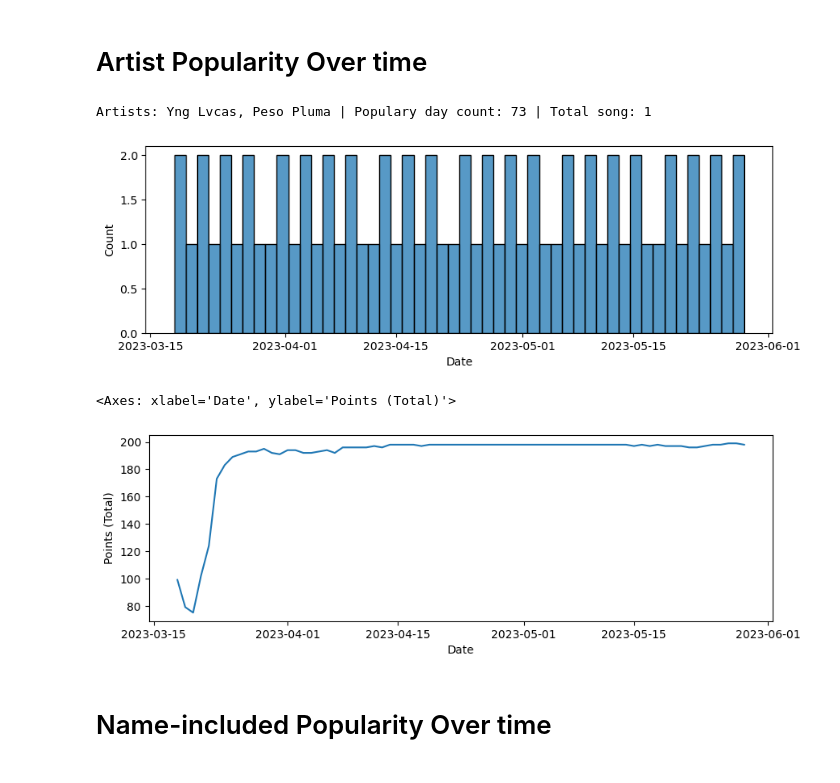
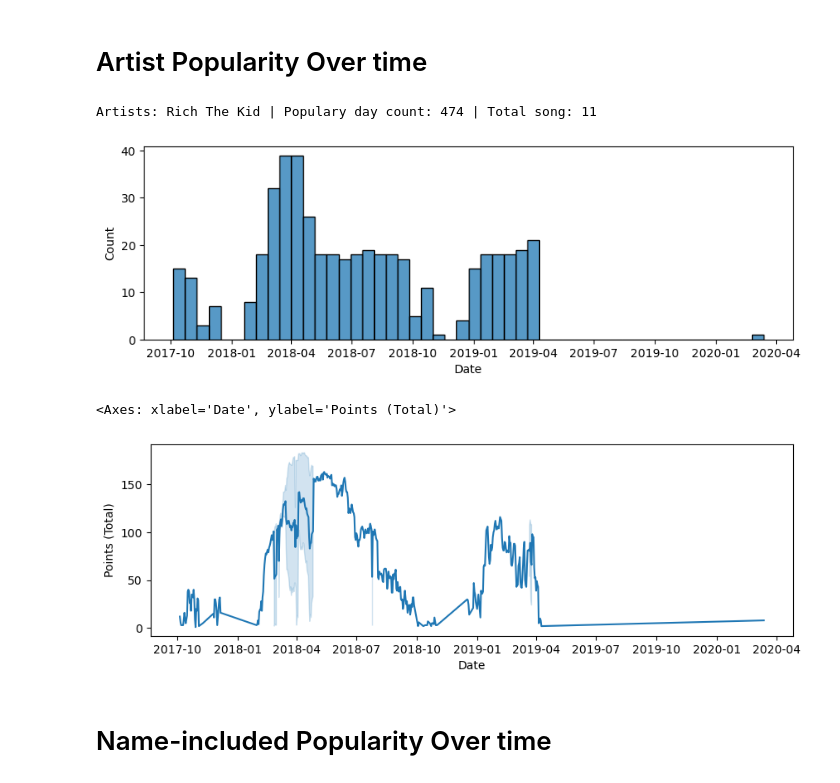
Before and after one commit to chauwat/spotify-analysist, a Jupyter notebook: visualise-new-area.ipynb, the cells around one changed output. Saved outputs shown, nothing was run; the diff lists cells and outputs as text; code cells hidden in the pictures.

```diff
--- a/visualise-new-area.ipynb
+++ b/visualise-new-area.ipynb
@@ -63,24 +151,24 @@ Song: Hate Me (with Juice WRLD) | Artists: Ellie Goulding | Continent: Europe
 # %% [markdown]
 # Artist Popularity Over time
 # %%
-Artists = "Yng Lvcas, Peso Pluma"
+Artists = "Rich The Kid"
 
 df_focus = df_clean[df_clean["Artists"] == Artists]
 print(f'Artists: {Artists} | Populary day count: {df_focus.shape[0]} | Total song: {len(df_focus["Title"].unique())}')
 
 # Histogram
 plt.figure(figsize=(10, 3))
 sns.histplot(df_focus["Date"], bins=50)
 
 # Popularity over time
 plt.show()
 plt.figure(figsize=(10, 3))
 sns.lineplot(data=df_focus, x="Date", y="Points (Total)")
 # %% [output]
-Artists: Yng Lvcas, Peso Pluma | Populary day count: 73 | Total song: 1
+Artists: Rich The Kid | Populary day count: 474 | Total song: 11
-[figure, old version]
+[figure, new version]
 <Axes: xlabel='Date', ylabel='Points (Total)'>
-[figure, old version]
+[figure, new version]
 # %% [markdown]
 # Name-included Popularity Over time
 # %%
```
Also changed, not shown: parts of 18 cells of this notebook.
